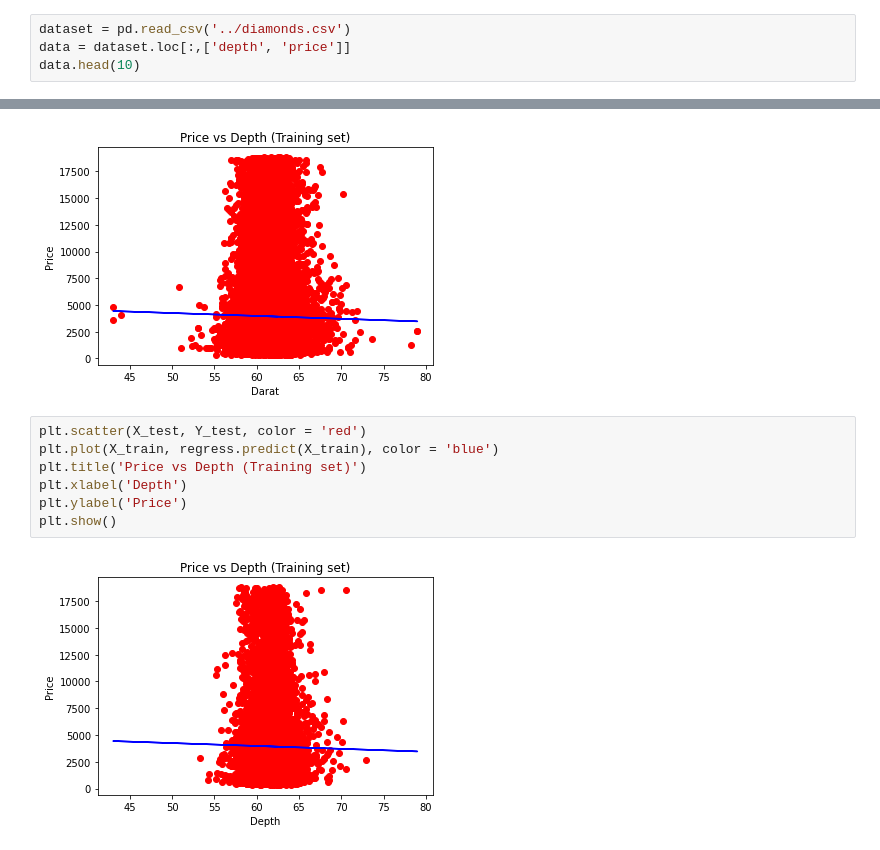
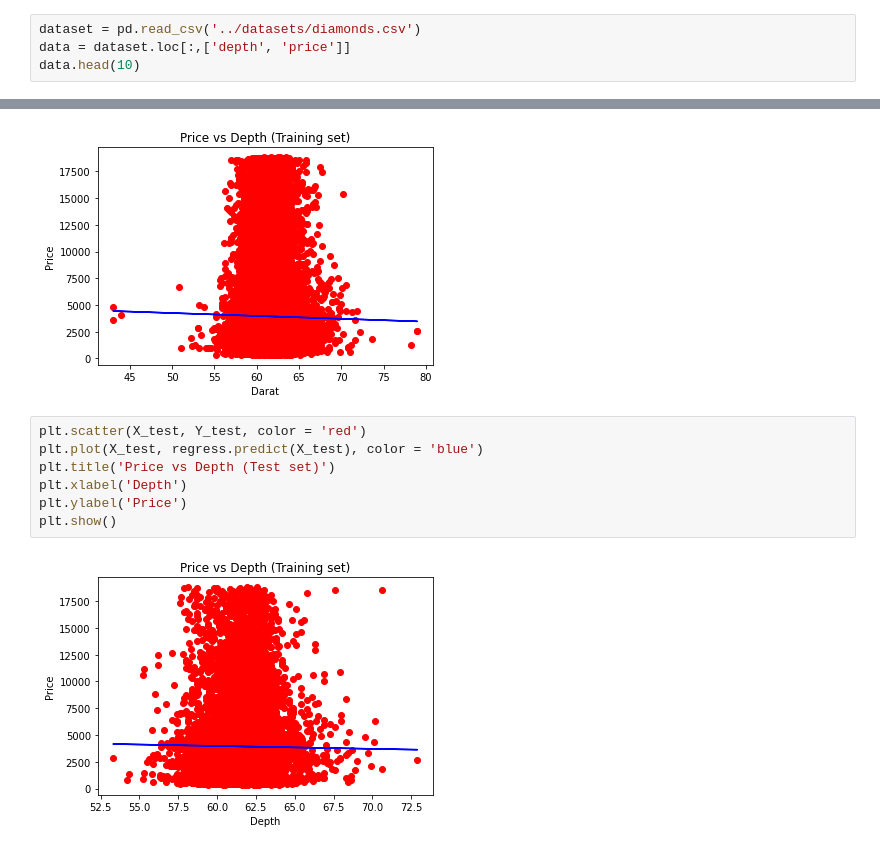
Before and after one commit to SMFragale/TallerRegresiones, a Jupyter notebook: simple_Linear/simpleLinear2.ipynb, the cells around one changed output, grey strips where cells are left out. Saved outputs shown, nothing was run; the diff lists cells and outputs as text.

```diff
--- a/simple_Linear/simpleLinear2.ipynb
+++ b/simple_Linear/simpleLinear2.ipynb
@@ -3,7 +3,7 @@ import numpy as np
 import matplotlib.pyplot as plt
 import pandas as pd
 # %%
-dataset = pd.read_csv('../diamonds.csv')
+dataset = pd.read_csv('../datasets/diamonds.csv')
 data = dataset.loc[:,['depth', 'price']]
 data.head(10)
 # %% [output]
@@ -50,10 +50,10 @@ plt.show()
 [figure]
 # %%
 plt.scatter(X_test, Y_test, color = 'red')
-plt.plot(X_train, regress.predict(X_train), color = 'blue')
-plt.title('Price vs Depth (Training set)')
+plt.plot(X_test, regress.predict(X_test), color = 'blue')
+plt.title('Price vs Depth (Test set)')
 plt.xlabel('Depth')
 plt.ylabel('Price')
 plt.show()
 # %% [output]
-[figure, old version]
+[figure, new version]
```
Also changed, not shown: 9 other files.
